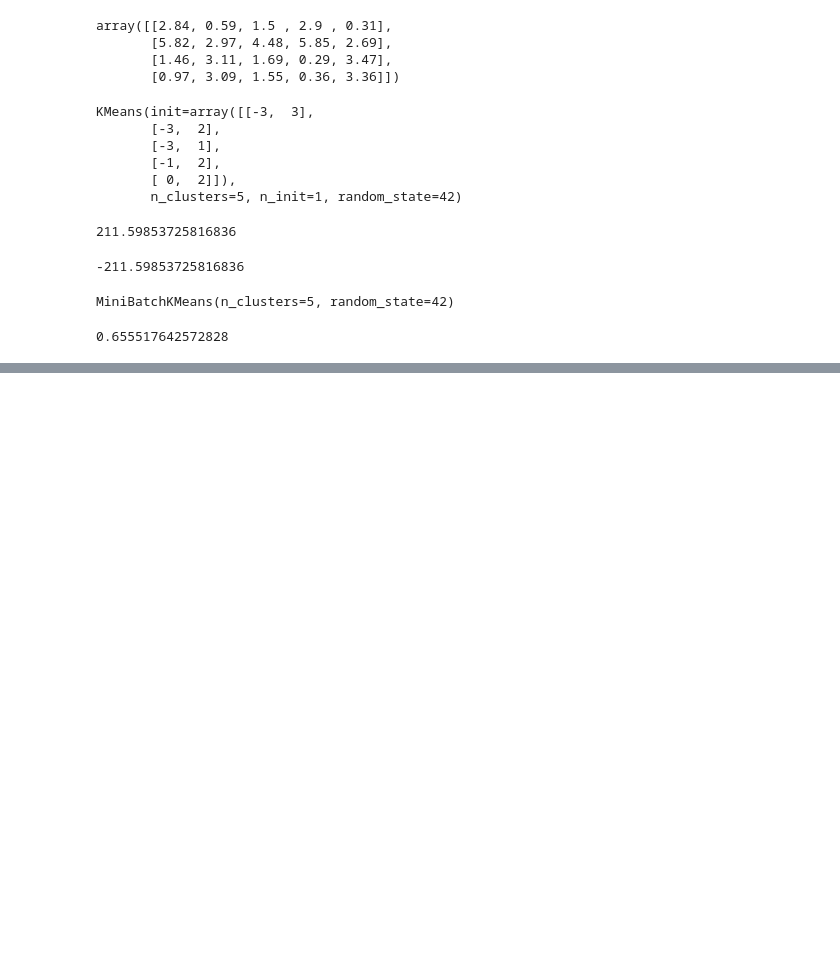
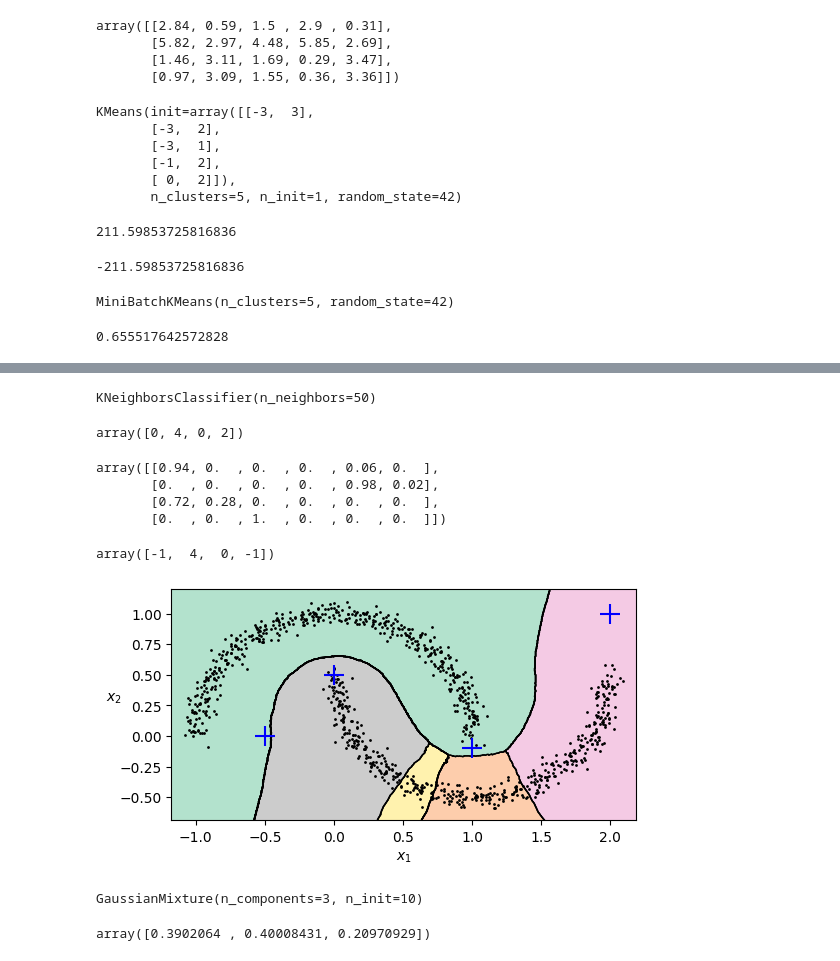
Before and after one commit to proutkarsh3104/Machine-learning-book, a Jupyter notebook: chapter_9.ipynb, the cells around one changed output, grey strips where cells are left out. Cells and saved outputs as stored; diff of their text form; code cells hidden in the pictures; blank space fills up the shorter version.

```diff
--- a/chapter_9.ipynb
+++ b/chapter_9.ipynb
@@ -124,0 +278,7 @@ silhouette_score(X,kmeans.labels_)
+# %%
+from sklearn.cluster import DBSCAN
+from sklearn.datasets import make_moons
+
+X,y = make_moons(n_samples=1000,noise=0.05)
+dbscan = DBSCAN(eps=0.05,min_samples=5)
+dbscan.fit(X)
@@ -124,0 +337,33 @@ silhouette_score(X,kmeans.labels_)
+# %%
+from sklearn.neighbors import KNeighborsClassifier
+
+knn = KNeighborsClassifier(n_neighbors=50)
+knn.fit(dbscan.components_, dbscan.labels_[dbscan.core_sample_indices_])
+# %% [output]
+KNeighborsClassifier(n_neighbors=50)
+# %%
+X_new = np.array([[-0.5, 0], [0, 0.5], [1, -0.1], [2, 1]])
+knn.predict(X_new)
+# %% [output]
+array([0, 4, 0, 2])
+# %%
+knn.predict_proba(X_new)
+# %% [output]
+array([[0.94, 0.  , 0.  , 0.  , 0.06, 0.  ],
+       [0.  , 0.  , 0.  , 0.  , 0.98, 0.02],
+       [0.72, 0.28, 0.  , 0.  , 0.  , 0.  ],
+       [0.  , 0.  , 1.  , 0.  , 0.  , 0.  ]])
+# %%
+y_dist,y_pred_idx = knn.kneighbors(X_new,n_neighbors=1)
+y_pred = dbscan.labels_[dbscan.core_sample_indices_][y_pred_idx]
+y_pred[y_dist > 0.2] = -1
+y_pred.ravel()
+# %% [output]
+array([-1,  4,  0, -1])
+# %%
+plt.figure(figsize=(6, 3))
+plot_decision_boundaries(knn, X, show_centroids=False)
+plt.scatter(X_new[:, 0], X_new[:, 1], c="b", marker="+", s=200, zorder=10)
+plt.show()
+# %% [output]
+[figure, added]
@@ -124,0 +377,11 @@ silhouette_score(X,kmeans.labels_)
+# %%
+from sklearn.mixture import GaussianMixture
+
+gm = GaussianMixture(n_components=3,n_init=10)
+gm.fit(X)
+# %% [output]
+GaussianMixture(n_components=3, n_init=10)
+# %%
+gm.weights_
+# %% [output]
+array([0.3902064 , 0.40008431, 0.20970929])
```
Also changed, not shown: parts of 31 cells of this notebook, 1 other file.
